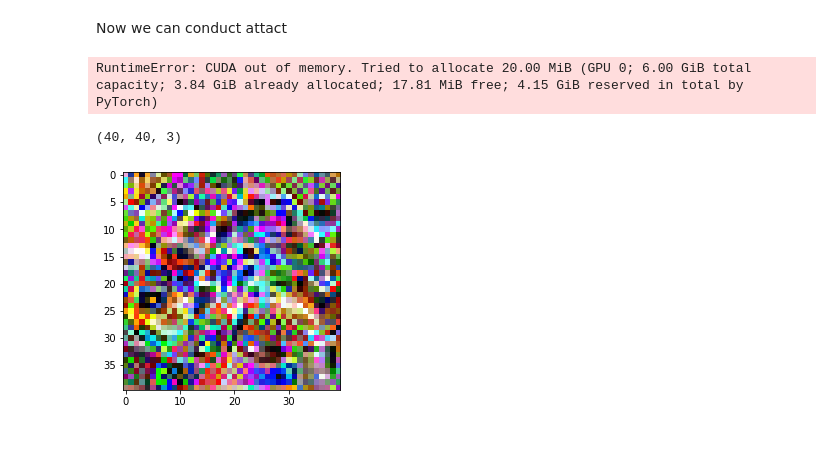
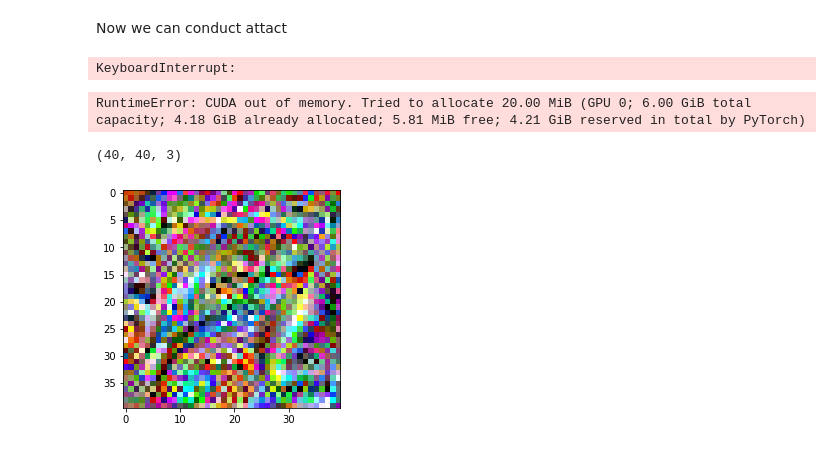
Before and after one commit to magdalena-b/ART-AGH, a Jupyter notebook: ObjectDetectionWithArt.ipynb, the cells around one changed output. Cells and saved outputs as stored; diff of their text form; code cells hidden in the pictures.

```diff
--- a/ObjectDetectionWithArt.ipynb
+++ b/ObjectDetectionWithArt.ipynb
@@ -117,7 +118,7 @@ draw_image_with_boxes(array)
 [figure]
 # %%
 attackDPatch = art.attacks.evasion.DPatch(art_model, batch_size = 1, max_iter = 500)
-attackRobustDPatch = art.attacks.evasion.RobustDPatch(art_model, batch_size = 1, max_iter = 5000)
+attackRobustDPatch = art.attacks.evasion.RobustDPatch(art_model, batch_size = 1, max_iter = 500)
 # %%
 images_array = make_images_array("photos", 224, 224)
 print(images_array.shape)
@@ -140,23 +140,26 @@ print(attackRobustDPatch)
 Now we can conduct attact
 # %%
 adv_patch_robust = attackRobustDPatch.generate(np.float32(images_array[0:1,:,:,:]))
+# %% [output]
+KeyboardInterrupt:
 # %%
 mask = (np.zeros(images_array.shape[1:-1]) == 0)
 mask = np.expand_dims(mask, 0)
 torch.cuda.empty_cache()
 # %%
-adv_patch_dpatch = attackDPatch.generate(np.float32(images_array), mask = mask)
+adv_patch_dpatch = attackDPatch.generate(np.float32(images_array[0:1,:,:,:]), mask = mask)
 # %% [output]
-RuntimeError: CUDA out of memory. Tried to allocate 20.00 MiB (GPU 0; 6.00 GiB total capacity; 3.84 GiB already allocated; 17.81 MiB free; 4.15 GiB reserved in total by PyTorch)
+RuntimeError: CUDA out of memory. Tried to allocate 20.00 MiB (GPU 0; 6.00 GiB total capacity; 4.18 GiB already allocated; 5.81 MiB free; 4.21 GiB reserved in total by PyTorch)
 # %%
 print(adv_patch_robust.shape)
 # %% [output]
 (40, 40, 3)
 # %%
 patch_img = Image.fromarray((adv_patch_robust).astype(np.uint8))
-patch_img.save("RobustDPatch5000.jpg")
+patch_img.save("RobustDPatch5000.png")
+patch_img.save("RobustDPatch500.jpg", quality=100)
 plt.imshow(patch_img)
 plt.show()
 # %% [output]
-[figure, old version]
+[figure, new version]
 # %%
```
Also changed, not shown: parts of 28 cells of this notebook.
